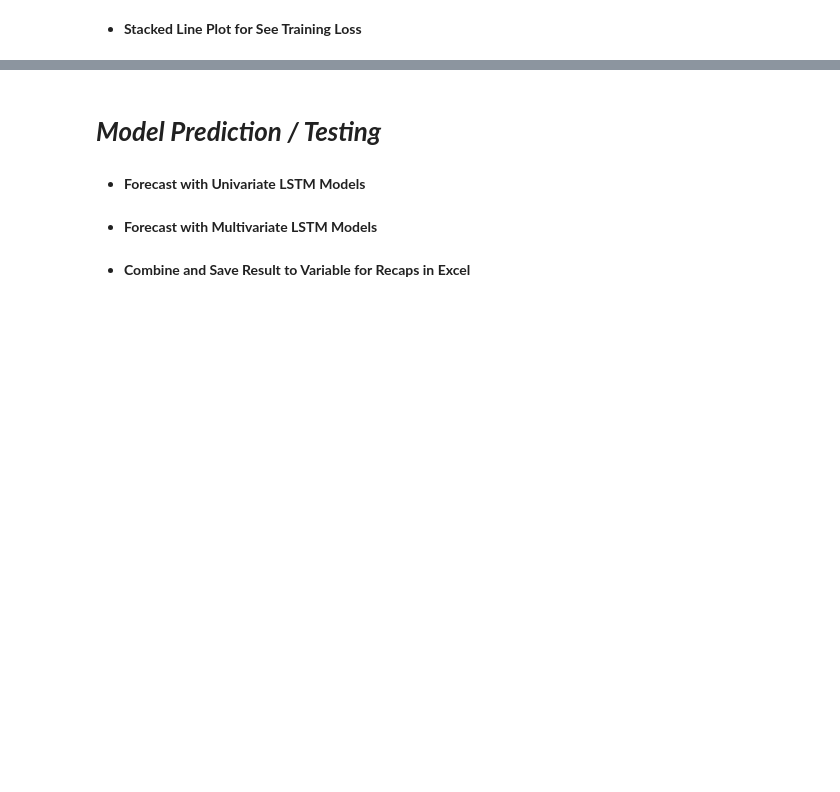
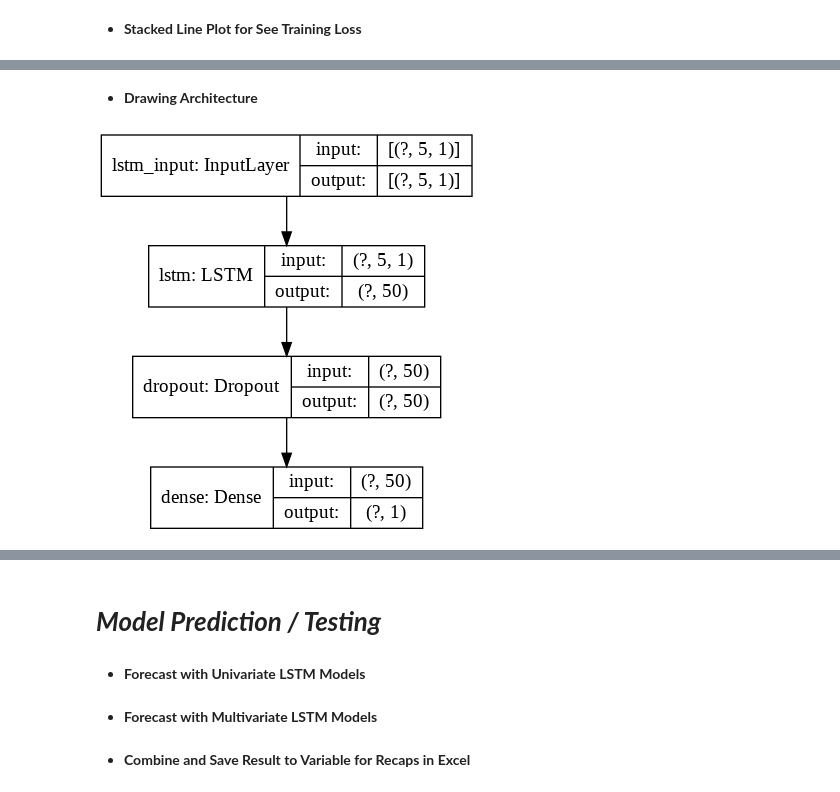
Before and after one commit to muslikhannur/P_ASIIStock_Forecasting, a Jupyter notebook: ASIIStock_Forecasting.ipynb, the cells around one changed output, grey strips where cells are left out. Drawn from its saved outputs; the diff is of its cells as text; code cells hidden in the pictures; blank space fills up the shorter version.

```diff
--- a/ASIIStock_Forecasting.ipynb
+++ b/ASIIStock_Forecasting.ipynb
@@ -517,0 +549,6 @@ figLoss.savefig(pathResults +str(n_testProp)+ ' Test Size, ' +str(n_timestep)+ '
+# %% [markdown]
+* **Drawing Architecture**
+# %%
+plot_model(modelUni, show_shapes=True, show_layer_names=True)
+# %% [output]
+[figure, added]
```
Also changed, not shown: parts of 14 cells of this notebook.
